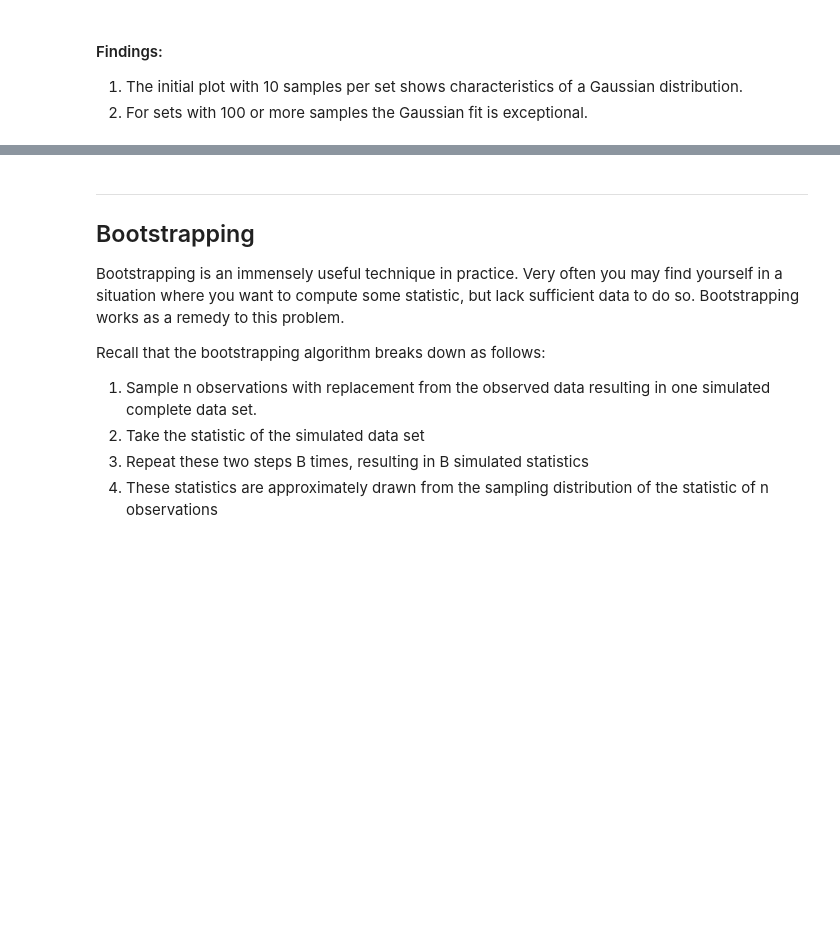
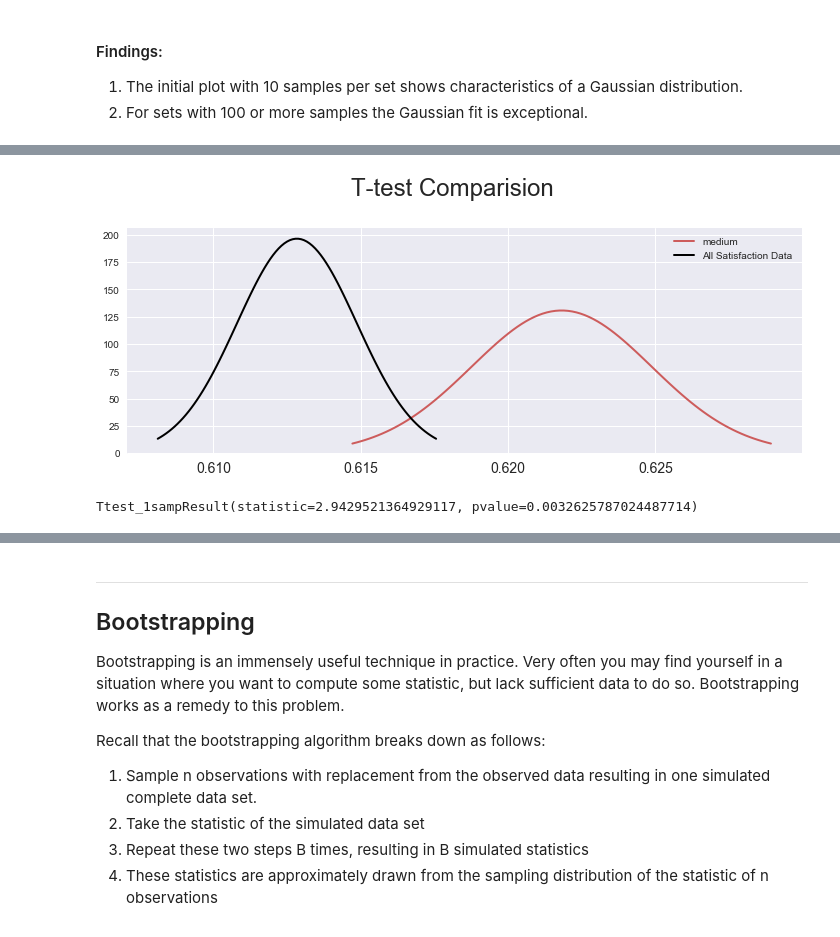
Before and after one commit to TimothyHelton/k2datascience, a Jupyter notebook: notebooks/HR_Exercise.ipynb, the cells around one changed output, grey strips where cells are left out. Cells and saved outputs as stored; diff of their text form; code cells hidden in the pictures; blank space fills up the shorter version.

```diff
--- a/notebooks/HR_Exercise.ipynb
+++ b/notebooks/HR_Exercise.ipynb
@@ -397,0 +442,7 @@ Using the HR data, answer the following.
+# %%
+hr.t_test(medium, 'medium',
+          hr.data.satisfaction, 'All Satisfaction Data',
+          independent_vars=False)
+# %% [output]
+[figure, added]
+Ttest_1sampResult(statistic=2.9429521364929117, pvalue=0.0032625787024487714)
```
Also changed, not shown: parts of 25 cells of this notebook, 1 other file.
